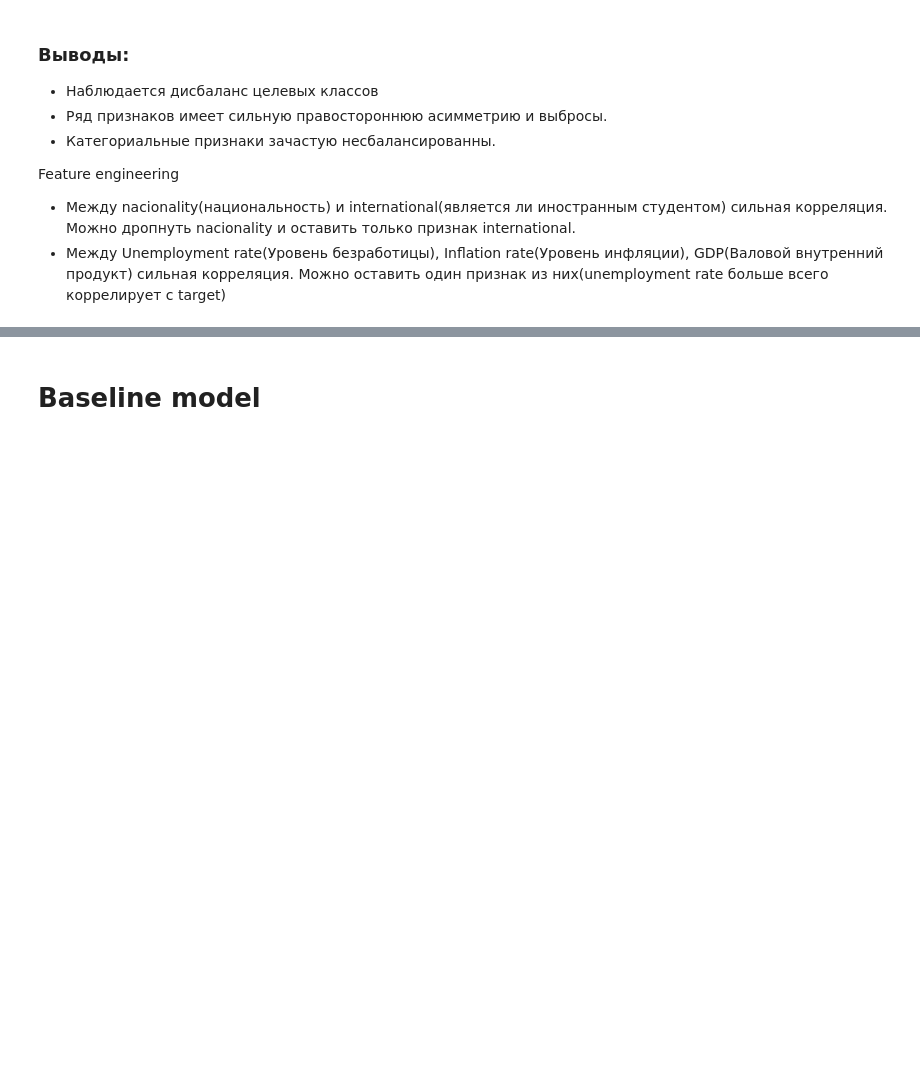
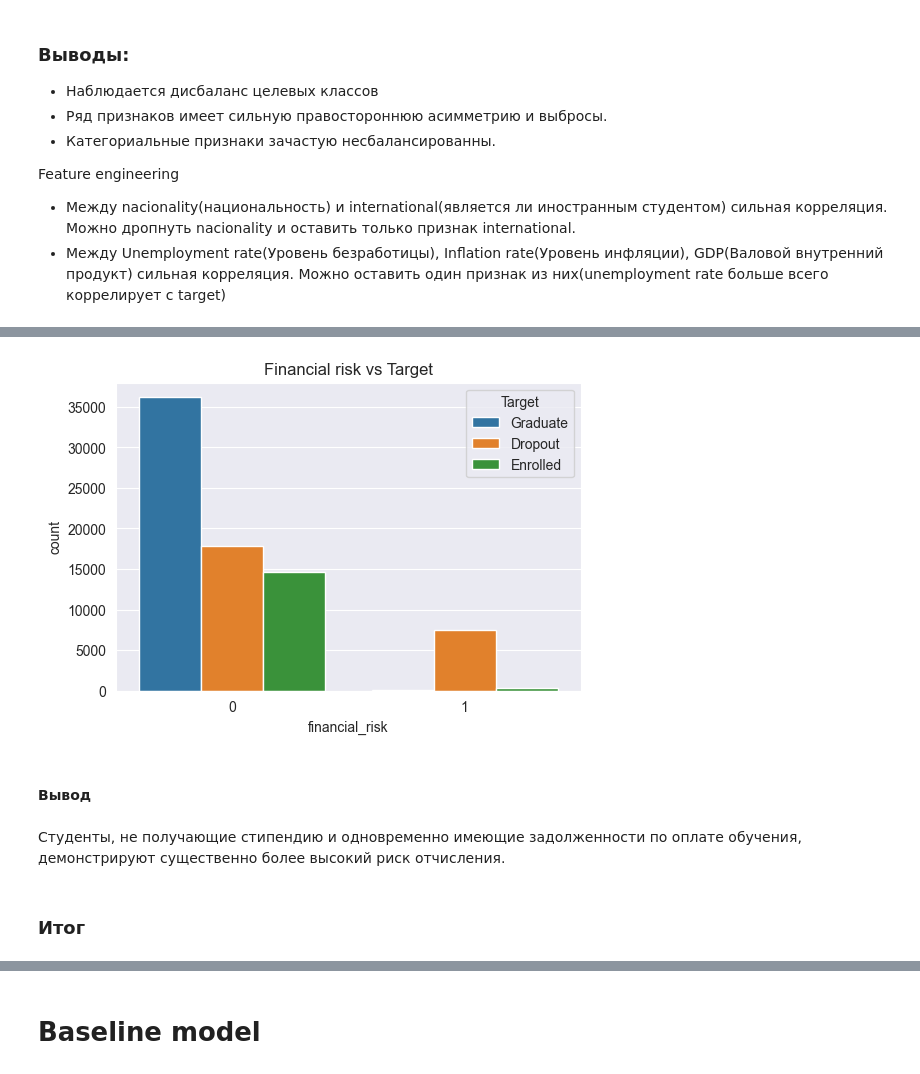
Before and after one commit to Tsur1k/ML-case4, a Jupyter notebook: notebooks/main.ipynb, the cells around one changed output, grey strips where cells are left out. Cells and saved outputs as stored; diff of their text form; code cells hidden in the pictures; blank space fills up the shorter version.

```diff
--- a/notebooks/main.ipynb
+++ b/notebooks/main.ipynb
@@ -441,0 +525,23 @@ Feature engineering
+# %%
+df['financial_risk'] = (
+    (df['Scholarship holder'] == 0) &
+    (df['Tuition fees up to date'] == 0)
+).astype(int)
+# %%
+plt.figure(figsize=(6,4))
+sns.countplot(
+    data=df,
+    x='financial_risk',
+    hue='Target'
+)
+plt.title('Financial risk vs Target')
+plt.show()
+# %% [output]
+[figure, added]
+# %% [markdown]
+#### Вывод
+# %% [markdown]
+Студенты, не получающие стипендию и одновременно имеющие задолженности
+по оплате обучения, демонстрируют существенно более высокий риск отчисления.
+# %% [markdown]
+### Итог
```
Also changed, not shown: parts of 21 cells of this notebook.
